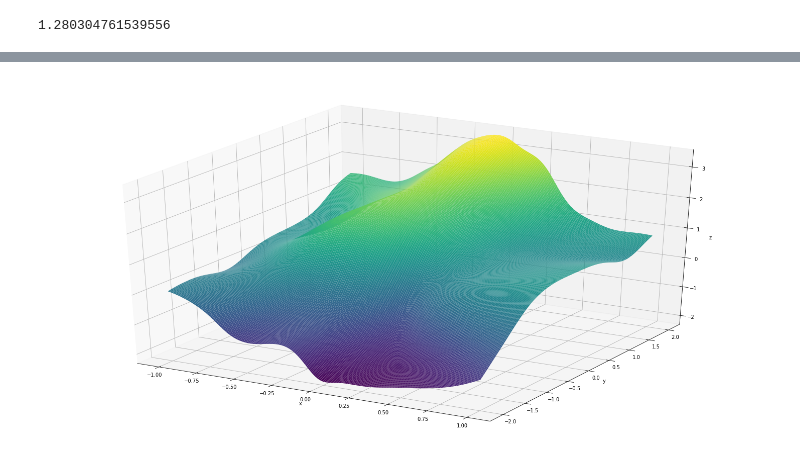
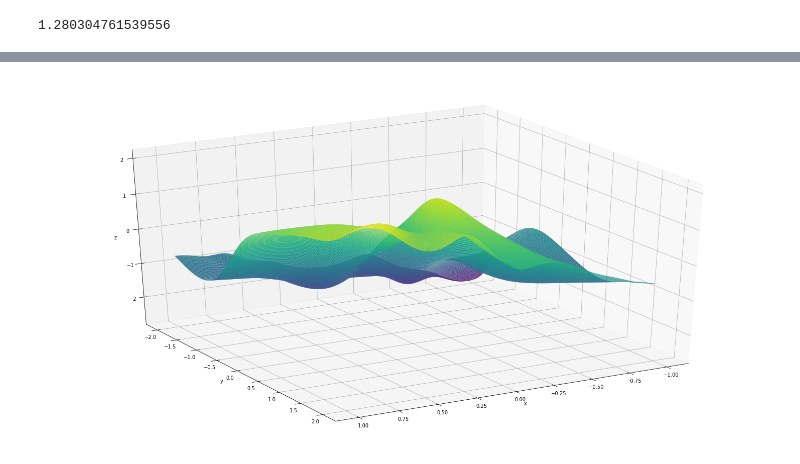
Before and after one commit to giorgiozannini/omml-homework-2, a Jupyter notebook: mlp.ipynb, the cells around one changed output, grey strips where cells are left out. Drawn from its saved outputs; the diff is of its cells as text; code cells hidden in the pictures.

```diff
--- a/mlp.ipynb
+++ b/mlp.ipynb
@@ -341,7 +342,7 @@ print(nn.mse(X_test, y_test, nn.w,nn.b, nn.v))
 # extreme  learning traning
 print("training...", "\n")
 start = time.time()
-num_it = 1000
+num_it = 10000
 
 test_mses = {}
 train_mses = {}
@@ -359,7 +360,7 @@ print("finished training.")
 
 opt_seed = min(test_mses, key=test_mses.get)
 print("Train Error :", min(list(train_mses.values())))
-print("Test Error :", min(list(test_mses.values()))) # 0.0149 120356005
+print("Test Error :", min(list(test_mses.values()))) # 0.0149 120356005 # 0.0462 542637314
 print("Seed :", opt_seed)
 # %% [output]
 training...
@@ -371,28 +368,29 @@ Seed : 542637314
 # %%
 def plot(nn):
 
     # creates 3d space
     fig = plt.figure(figsize = [20,10])
     ax = Axes3D(fig)
 
     # grid of the support of the estimated function
-    x1 = np.linspace(-1, 1, 200)
-    x2 = np.linspace(-2, 2, 200)
-    X1, X2 = np.meshgrid(x1, x2)
+    x1 = np.linspace(-2, 2, 200)
+    x2 = np.linspace(-1, 1, 200)
+    X2, X1 = np.meshgrid(x1, x2)
 
     # predictions on the given support
     Y = np.array([nn.predict(np.array([x1[i], x2[k]]).reshape(2,1),
                              nn.w, nn.b, nn.v) for i in range(200) for k in range(200)])
     Y = Y.ravel().reshape(200,200)
 
     # plotting
     ax.plot_surface(X1, X2, Y, rstride=1, cstride=1,cmap='viridis', edgecolor='none')
     ax.set_xlabel('x')
     ax.set_ylabel('y')
     ax.set_zlabel('z')
+    ax.view_init(30, 60)
     plt.show()
+
+nn = Mlp_el(X_train, y_train, N = 50, sigma = 5, rho = 10e-5, seed = opt_seed)
+plot(nn)
+# %% [output]
+[figure, added]
-# %%
-nn = Mlp_el(X_train, y_train, N = 50, sigma = 5, rho = 10e-5, seed = 120356005)
-plot(nn)
-# %% [output]
-[figure, removed]
```
Also changed, not shown: parts of 4 cells of this notebook.
